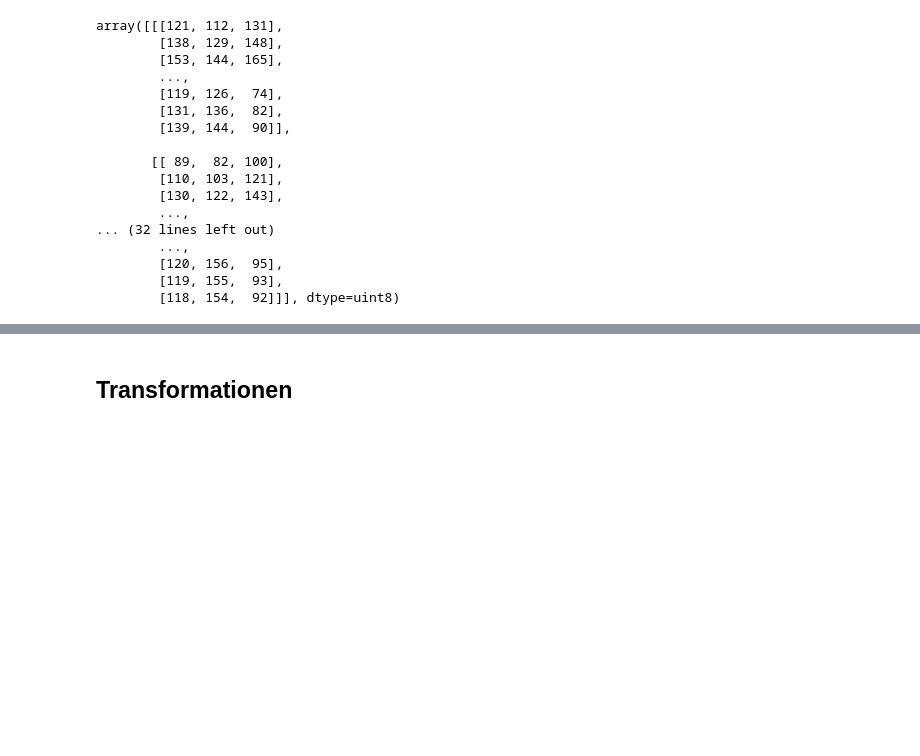
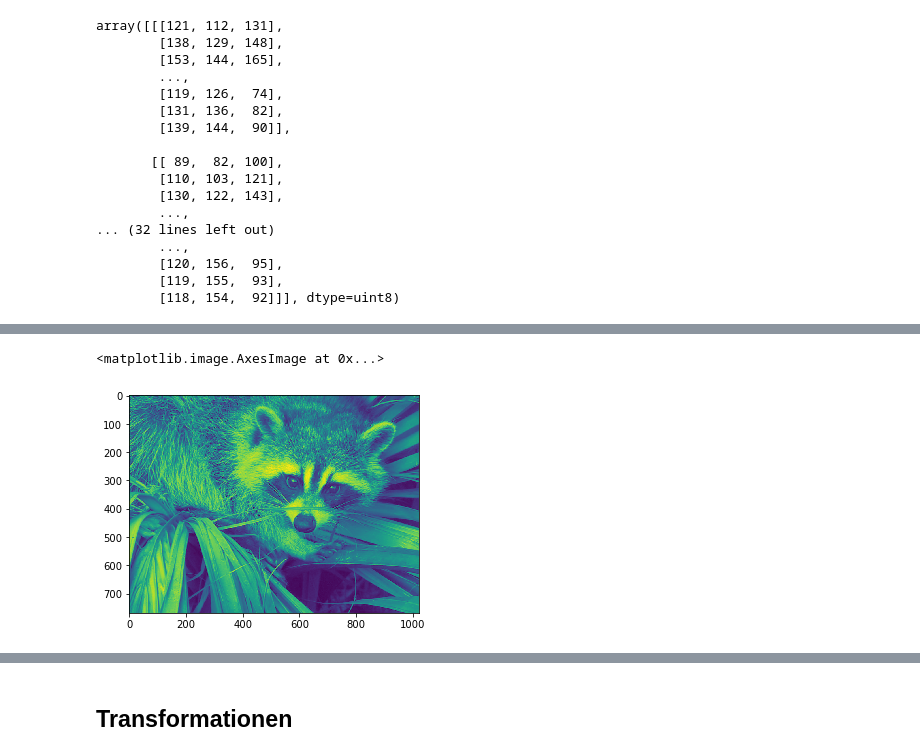
Before and after one commit to gertingold/lit2017, a Jupyter notebook: lit2017.ipynb, the cells around one changed output, grey strips where cells are left out. Cells and saved outputs as stored; diff of their text form; code cells hidden in the pictures; blank space fills up the shorter version.

```diff
--- a/lit2017.ipynb
+++ b/lit2017.ipynb
@@ -113,2 +115,2 @@ array([[[121, 112, 131],
 # %%
-waschbär = misc.face(gray=True)
+waschbär_sw = misc.face(gray=True)
@@ -115,2 +127,5 @@ waschbär = misc.face(gray=True)
 # %%
-plt.imshow(waschbär)
+plt.imshow(waschbär_sw)
+# %% [output]
+<matplotlib.image.AxesImage at 0x...>
+[figure, added]
```
Also changed, not shown: parts of 24 cells of this notebook.
